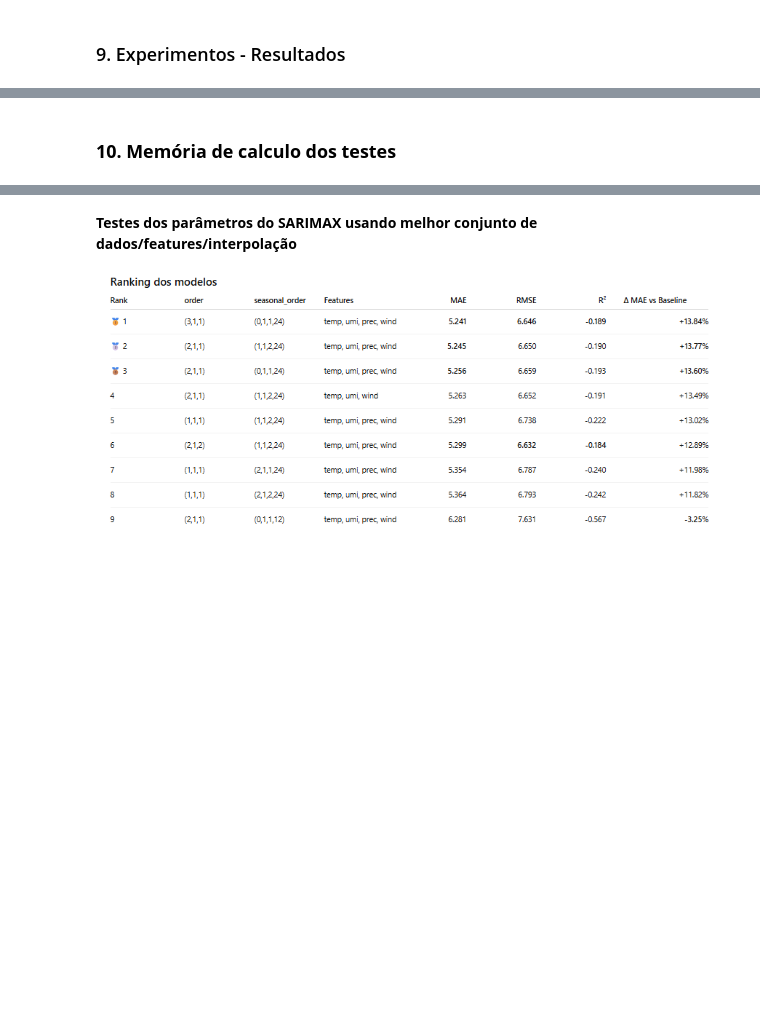
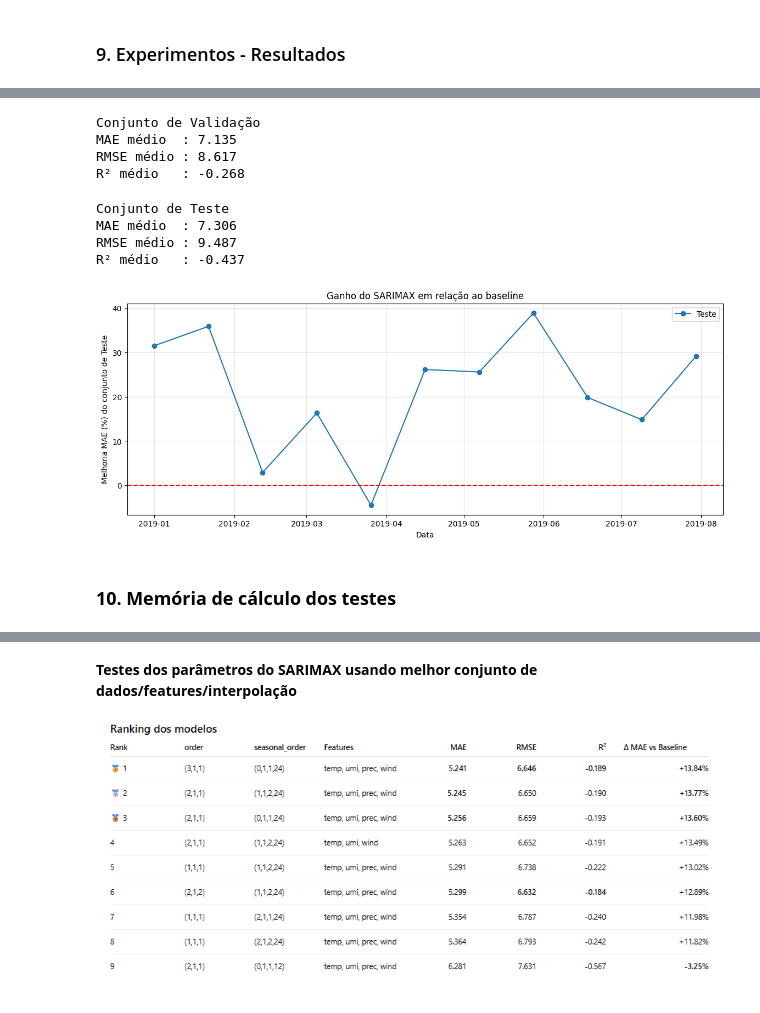
Before and after one commit to izabelcmn/respira_sp, a Jupyter notebook: notebook/izabelcmn_sarimax.ipynb, the cells around one changed output, grey strips where cells are left out. Saved outputs shown, nothing was run; the diff lists cells and outputs as text; code cells hidden in the pictures; blank space fills up the shorter version.

```diff
--- a/notebook/izabelcmn_sarimax.ipynb
+++ b/notebook/izabelcmn_sarimax.ipynb
@@ -1060,0 +1095,4 @@ plt.show()
+# %%
+#abrindo resultados do conjunto de teste
+best_test = pd.read_csv('../results/walk_forward_parcial_temp_umi_prec_wind_101_teste.csv')
+best_test
@@ -1061,5 +1112,57 @@ plt.show()
+# %%
+mae_medio = best_val["mae_sarimax"].mean()
+rmse_medio = best_val["rmse_sarimax"].mean()
+r2_medio = best_val["r2_sarimax"].mean()
+
+print("Conjunto de Validação")
+print(f"MAE médio  : {mae_medio:.3f}")
+print(f"RMSE médio : {rmse_medio:.3f}")
+print(f"R² médio   : {r2_medio:.3f}")
+# %% [output]
+Conjunto de Validação
+MAE médio  : 7.135
+RMSE médio : 8.617
+R² médio   : -0.268
+# %%
+mae_medio = best_test["mae_sarimax"].mean()
+rmse_medio = best_test["rmse_sarimax"].mean()
+r2_medio = best_test["r2_sarimax"].mean()
+
+print("Conjunto de Teste")
+print(f"MAE médio  : {mae_medio:.3f}")
+print(f"RMSE médio : {rmse_medio:.3f}")
+print(f"R² médio   : {r2_medio:.3f}")
+# %% [output]
+Conjunto de Teste
+MAE médio  : 7.306
+RMSE médio : 9.487
+R² médio   : -0.437
+# %%
+plt.figure(figsize=(14,5))
+
+plt.plot(
+    pd.to_datetime(best_test["inicio_previsao"]),
+    best_test["melhora_mae_%"],
+    marker="o",
+    label="Teste"
+)
+
+plt.axhline(
+    0,
+    color="red",
+    linestyle="--"
+)
+
+plt.ylabel("Melhoria MAE (%) do conjunto de Teste")
+plt.xlabel("Data")
+plt.title("Ganho do SARIMAX em relação ao baseline")
+plt.grid(alpha=0.3)
+plt.legend()
+plt.show()
+# %% [output]
+[figure, added]
 # %% [markdown]
-### **10. Memória de calculo dos testes**
+### **10. Memória de cálculo dos testes**
 # %% [markdown]
 **Testes iniciais do conjunto de dados, features, interpolações**
 
```
Also changed, not shown: parts of 28 cells of this notebook, 8 other files.
